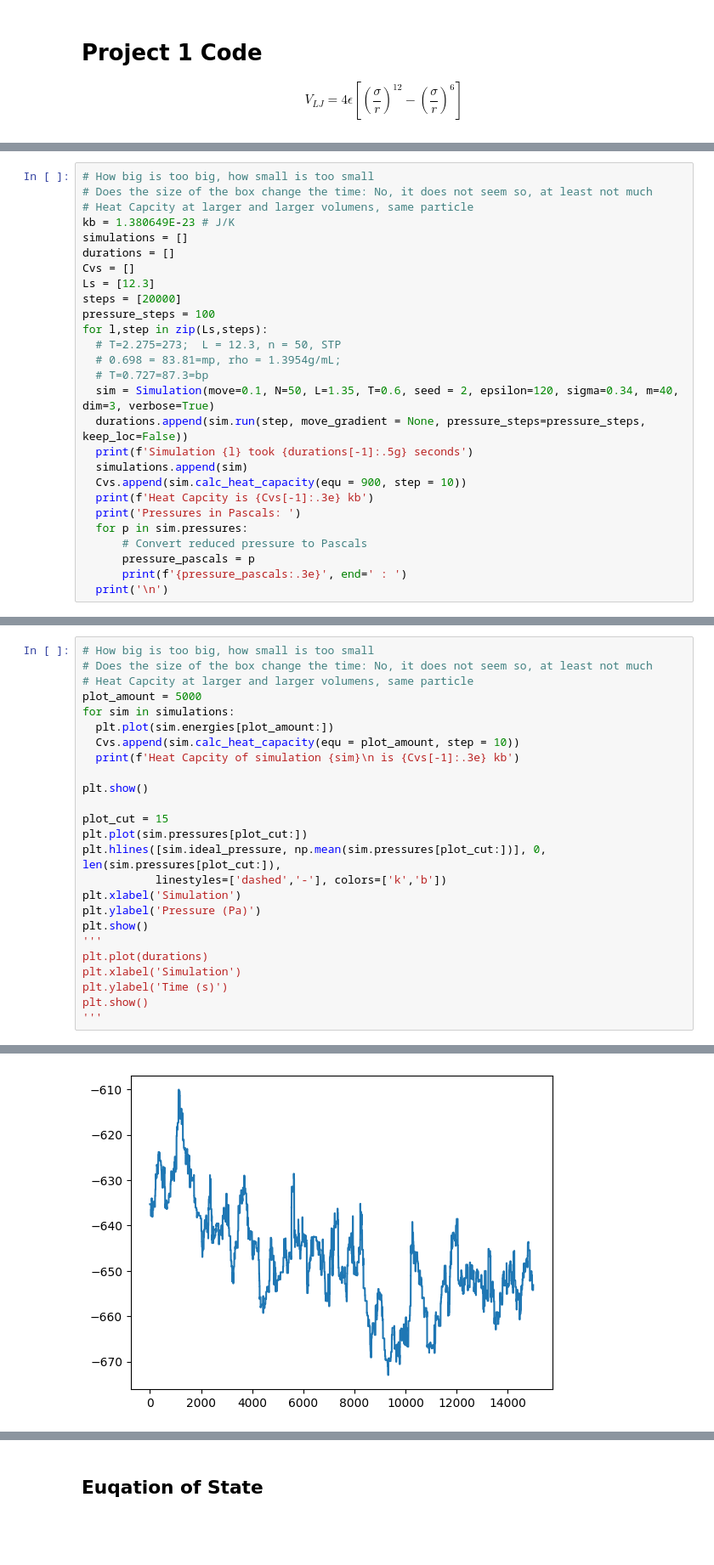
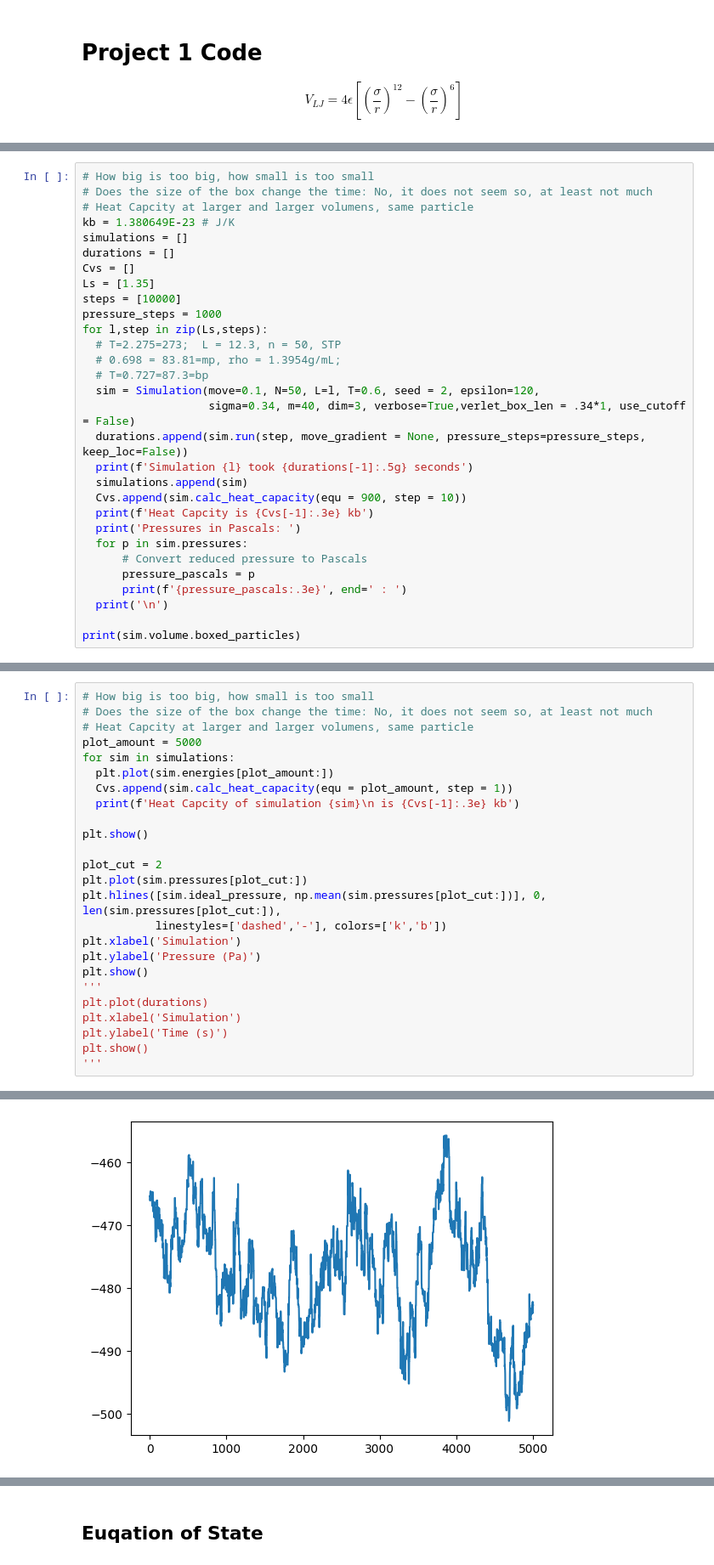
Before and after one commit to shawk17/563-shawk17, a Jupyter notebook: Project_1_offlattice_mc.ipynb, the cells around one changed output, grey strips where cells are left out. Shown at 85% size. Cells and saved outputs as stored; diff of their text form; blank space fills up the shorter version.

```diff
--- a/Project_1_offlattice_mc.ipynb
+++ b/Project_1_offlattice_mc.ipynb
@@ -221,14 +290,15 @@ kb = 1.380649E-23 # J/K
 simulations = []
 durations = []
 Cvs = []
-Ls = [12.3]
-steps = [20000]
-pressure_steps = 100
+Ls = [1.35]
+steps = [10000]
+pressure_steps = 1000
 for l,step in zip(Ls,steps):
   # T=2.275=273;  L = 12.3, n = 50, STP
   # 0.698 = 83.81=mp, rho = 1.3954g/mL;
   # T=0.727=87.3=bp
-  sim = Simulation(move=0.1, N=50, L=1.35, T=0.6, seed = 2, epsilon=120, sigma=0.34, m=40, dim=3, verbose=True)
+  sim = Simulation(move=0.1, N=50, L=l, T=0.6, seed = 2, epsilon=120,
+                   sigma=0.34, m=40, dim=3, verbose=True,verlet_box_len = .34*1, use_cutoff = False)
   durations.append(sim.run(step, move_gradient = None, pressure_steps=pressure_steps, keep_loc=False))
   print(f'Simulation {l} took {durations[-1]:.5g} seconds')
   simulations.append(sim)
@@ -240,5 +310,7 @@ for l,step in zip(Ls,steps):
       pressure_pascals = p
       print(f'{pressure_pascals:.3e}', end=' : ')
   print('\n')
+
+print(sim.volume.boxed_particles)
 # %% [output]
 The number of particles is 50
@@ -259,12 +333,12 @@ Pressures in Pascals:
 plot_amount = 5000
 for sim in simulations:
   plt.plot(sim.energies[plot_amount:])
-  Cvs.append(sim.calc_heat_capacity(equ = plot_amount, step = 10))
+  Cvs.append(sim.calc_heat_capacity(equ = plot_amount, step = 1))
   print(f'Heat Capcity of simulation {sim}\n is {Cvs[-1]:.3e} kb')
 
 plt.show()
 
-plot_cut = 15
+plot_cut = 2
 plt.plot(sim.pressures[plot_cut:])
 plt.hlines([sim.ideal_pressure, np.mean(sim.pressures[plot_cut:])], 0, len(sim.pressures[plot_cut:]),
            linestyles=['dashed','-'], colors=['k','b'])
@@ -283 +357 @@ Heat Capcity of simulation Vol: 2.46, accept: 1688, reject 18312, steps: 20000
-[figure, old version]
+[figure, new version]
```
Also changed, not shown: parts of 8 cells of this notebook.
